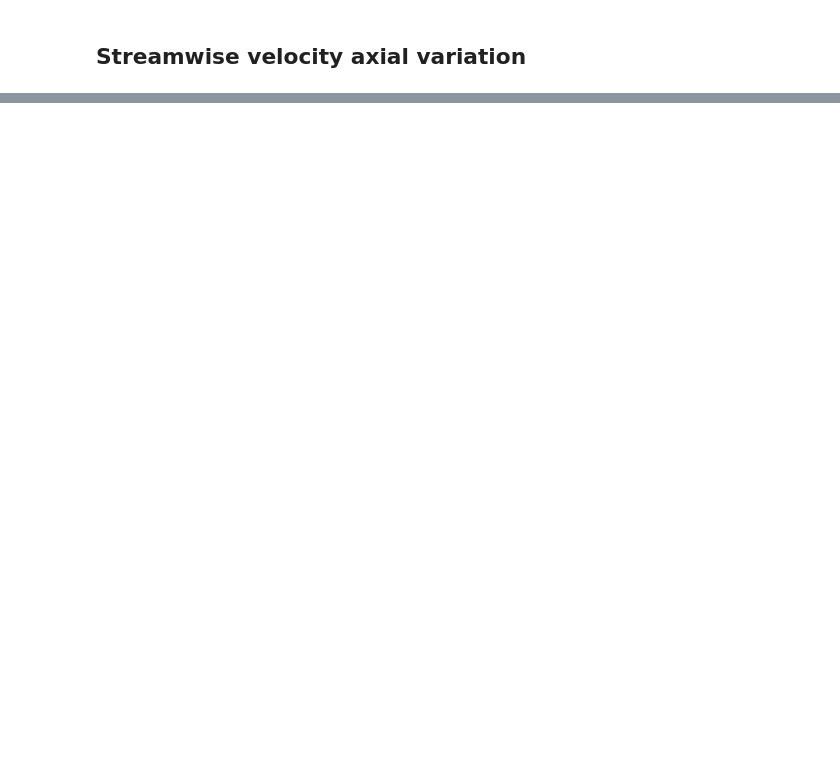
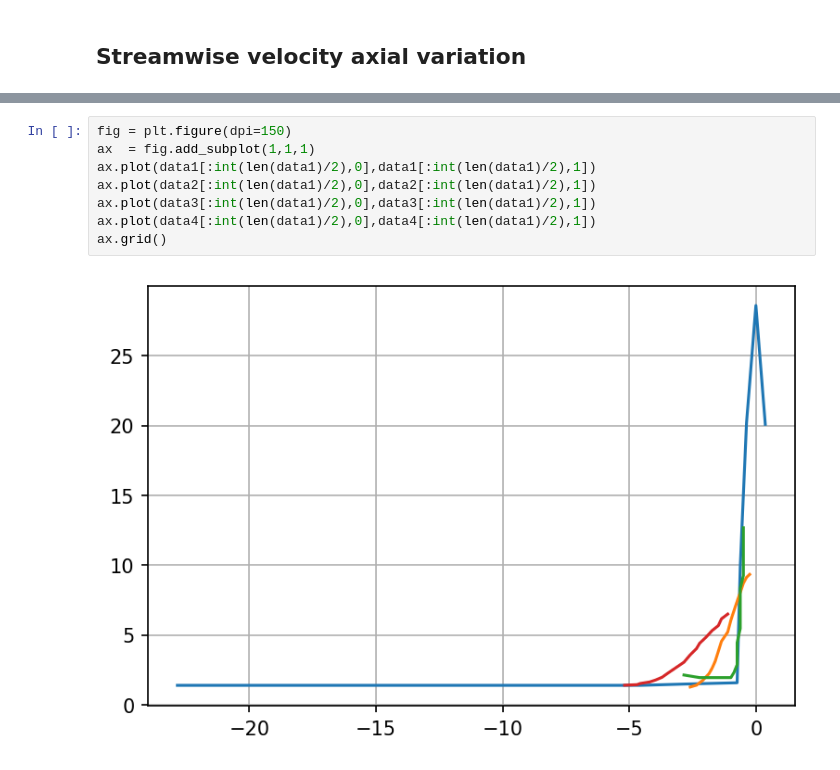
Before and after one commit to mulligatawny/jet-coflow-les, a Jupyter notebook: probe_post_proc.ipynb, the cells around one changed output, grey strips where cells are left out. Drawn from its saved outputs; the diff is of its cells as text; blank space fills up the shorter version.

```diff
--- a/probe_post_proc.ipynb
+++ b/probe_post_proc.ipynb
@@ -113,0 +160,10 @@ plt.savefig('coflow_ring_avg.png',dpi=300)
+# %%
+fig = plt.figure(dpi=150)
+ax  = fig.add_subplot(1,1,1)
+ax.plot(data1[:int(len(data1)/2),0],data1[:int(len(data1)/2),1])
+ax.plot(data2[:int(len(data1)/2),0],data2[:int(len(data1)/2),1])
+ax.plot(data3[:int(len(data1)/2),0],data3[:int(len(data1)/2),1])
+ax.plot(data4[:int(len(data1)/2),0],data4[:int(len(data1)/2),1])
+ax.grid()
+# %% [output]
+[figure, added]
```
Also changed, not shown: parts of 21 cells of this notebook.
